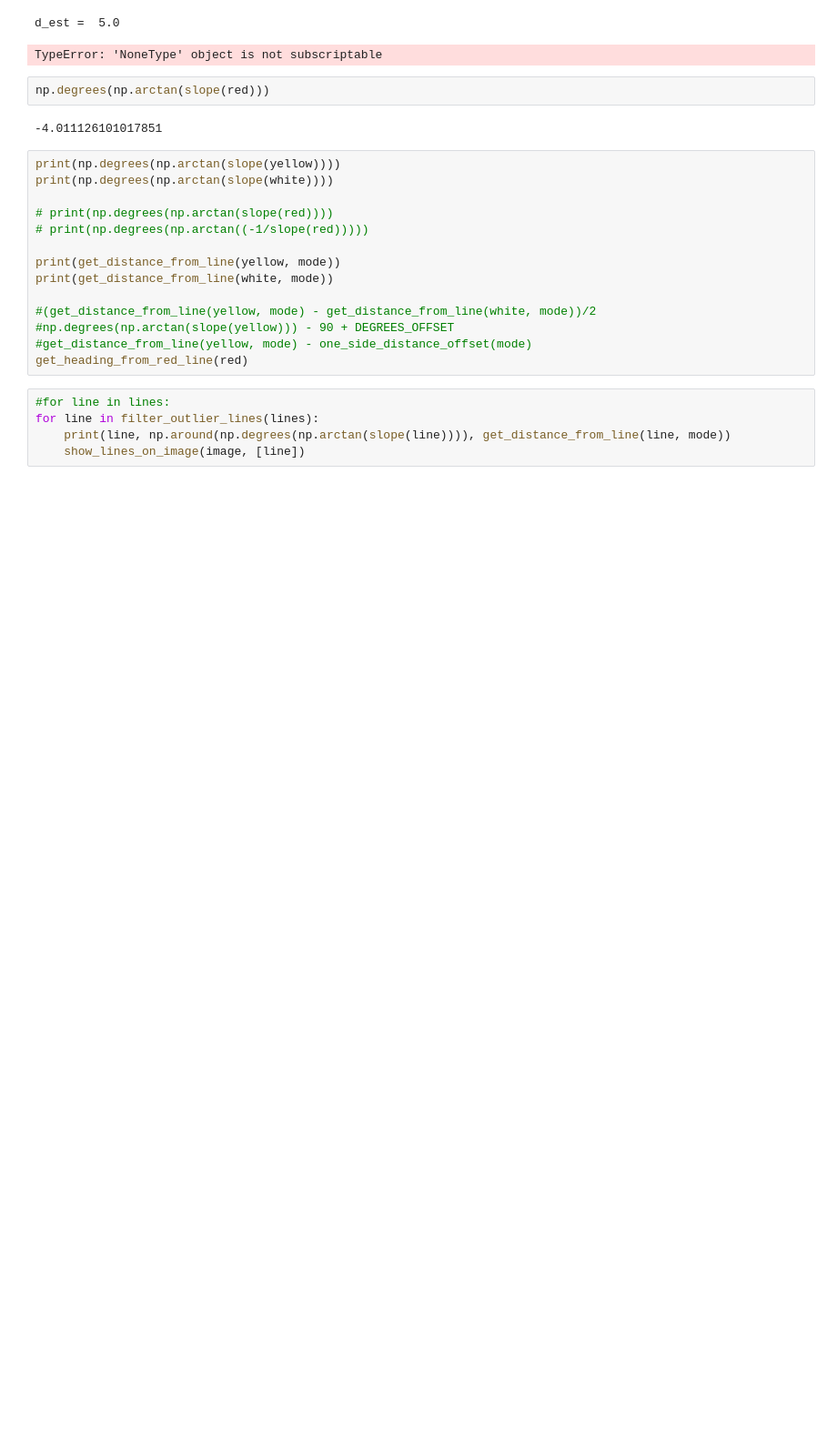
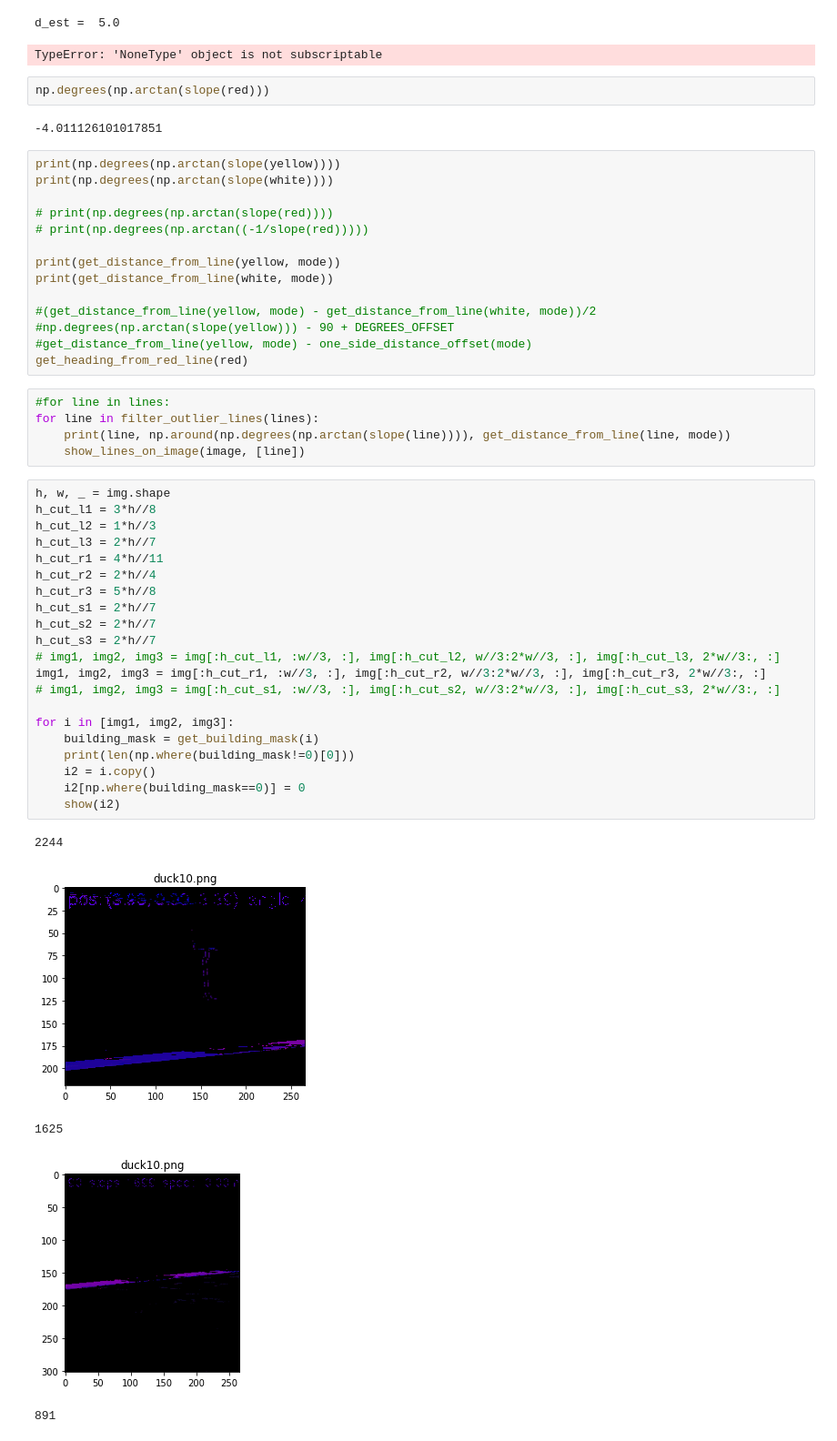
Before and after one commit to adrshsrvstv/CS4278-5478-Project-Materials, a Jupyter notebook: Lane Pose Estimation.ipynb, the cells around one changed output. Shown at 91% size. Cells and saved outputs as stored; diff of their text form; blank space fills up the shorter version.

```diff
--- a/Lane Pose Estimation.ipynb
+++ b/Lane Pose Estimation.ipynb
@@ -443,3 +395,30 @@ get_heading_from_red_line(red)
 for line in filter_outlier_lines(lines):
     print(line, np.around(np.degrees(np.arctan(slope(line)))), get_distance_from_line(line, mode))
     show_lines_on_image(image, [line])
+# %%
+h, w, _ = img.shape
+h_cut_l1 = 3*h//8
+h_cut_l2 = 1*h//3
+h_cut_l3 = 2*h//7
+h_cut_r1 = 4*h//11
+h_cut_r2 = 2*h//4
+h_cut_r3 = 5*h//8
+h_cut_s1 = 2*h//7
+h_cut_s2 = 2*h//7
+h_cut_s3 = 2*h//7
+# img1, img2, img3 = img[:h_cut_l1, :w//3, :], img[:h_cut_l2, w//3:2*w//3, :], img[:h_cut_l3, 2*w//3:, :]
+img1, img2, img3 = img[:h_cut_r1, :w//3, :], img[:h_cut_r2, w//3:2*w//3, :], img[:h_cut_r3, 2*w//3:, :]
+# img1, img2, img3 = img[:h_cut_s1, :w//3, :], img[:h_cut_s2, w//3:2*w//3, :], img[:h_cut_s3, 2*w//3:, :]
+
+for i in [img1, img2, img3]:
+    building_mask = get_building_mask(i)
+    print(len(np.where(building_mask!=0)[0]))
+    i2 = i.copy()
+    i2[np.where(building_mask==0)] = 0
+    show(i2)
+# %% [output]
+2244
+[figure, added]
+1625
+[figure, added]
+891
```
Also changed, not shown: parts of 6 cells of this notebook, 1 other file.
